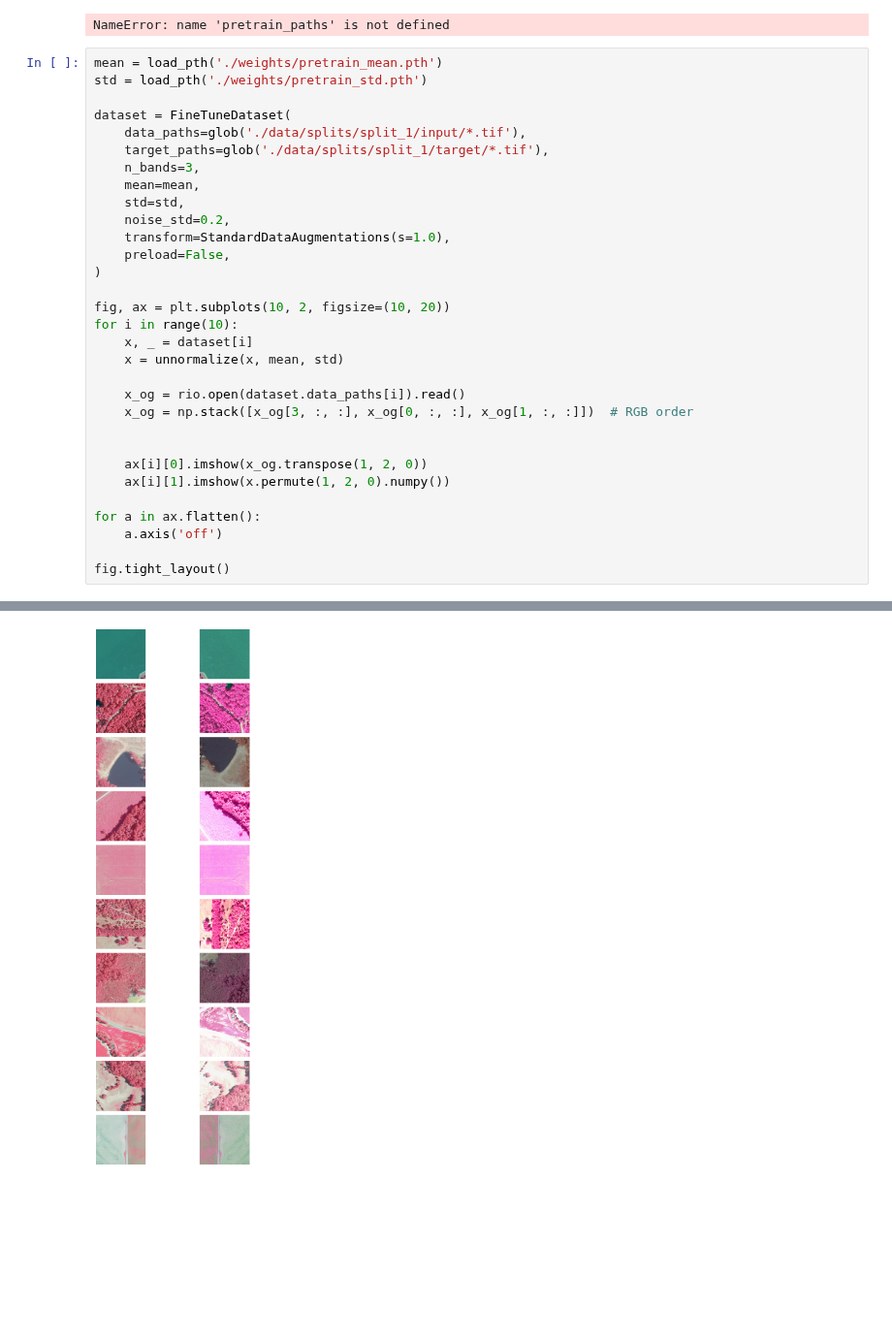
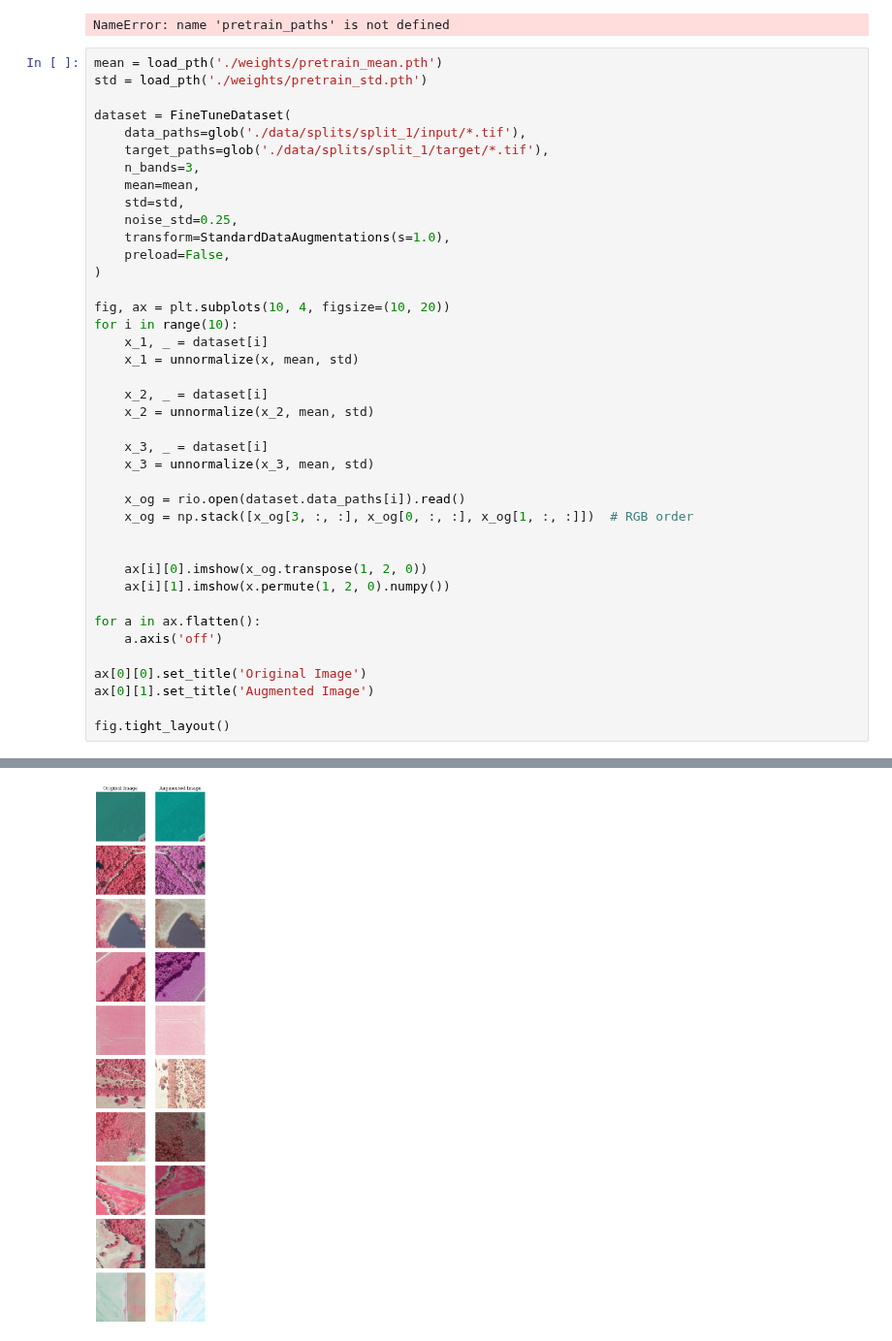
Before and after one commit to DakotaHester/ms-land-cover, a Jupyter notebook: transforms_viz.ipynb, the cells around one changed output, grey strips where cells are left out. Shown at 97% size. Drawn from its saved outputs; the diff is of its cells as text; blank space fills up the shorter version.

```diff
--- a/transforms_viz.ipynb
+++ b/transforms_viz.ipynb
@@ -141,15 +141,21 @@ dataset = FineTuneDataset(
     n_bands=3,
     mean=mean,
     std=std,
-    noise_std=0.2,
+    noise_std=0.25,
     transform=StandardDataAugmentations(s=1.0),
     preload=False,
 )
 
-fig, ax = plt.subplots(10, 2, figsize=(10, 20))
+fig, ax = plt.subplots(10, 4, figsize=(10, 20))
 for i in range(10):
-    x, _ = dataset[i]
-    x = unnormalize(x, mean, std)
+    x_1, _ = dataset[i]
+    x_1 = unnormalize(x, mean, std)
+
+    x_2, _ = dataset[i]
+    x_2 = unnormalize(x_2, mean, std)
+
+    x_3, _ = dataset[i]
+    x_3 = unnormalize(x_3, mean, std)
 
     x_og = rio.open(dataset.data_paths[i]).read()
     x_og = np.stack([x_og[3, :, :], x_og[0, :, :], x_og[1, :, :]])  # RGB order
@@ -161,5 +167,8 @@ for i in range(10):
 for a in ax.flatten():
     a.axis('off')
 
+ax[0][0].set_title('Original Image')
+ax[0][1].set_title('Augmented Image')
+
 fig.tight_layout()
 # %% [output]
@@ -173 +183 @@ Clipping input data to the valid range for imshow with RGB data ([0..1] for floa
-[figure, old version]
+[figure, new version]
```
Also changed, not shown: parts of 2 cells of this notebook, 5 other files.
